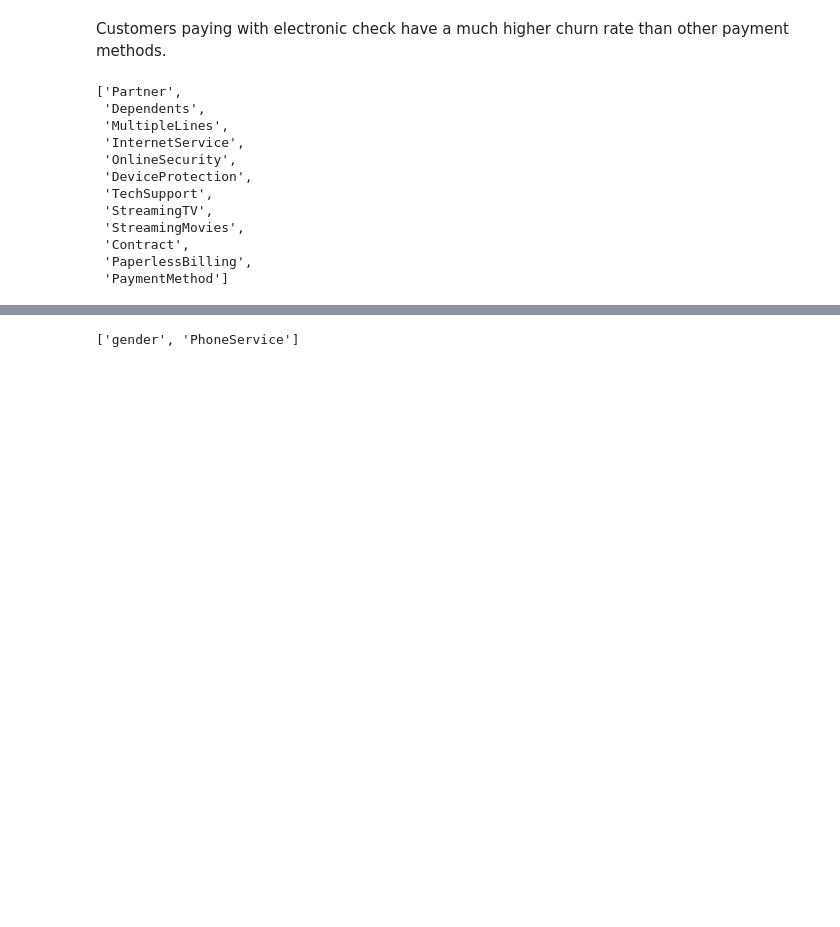
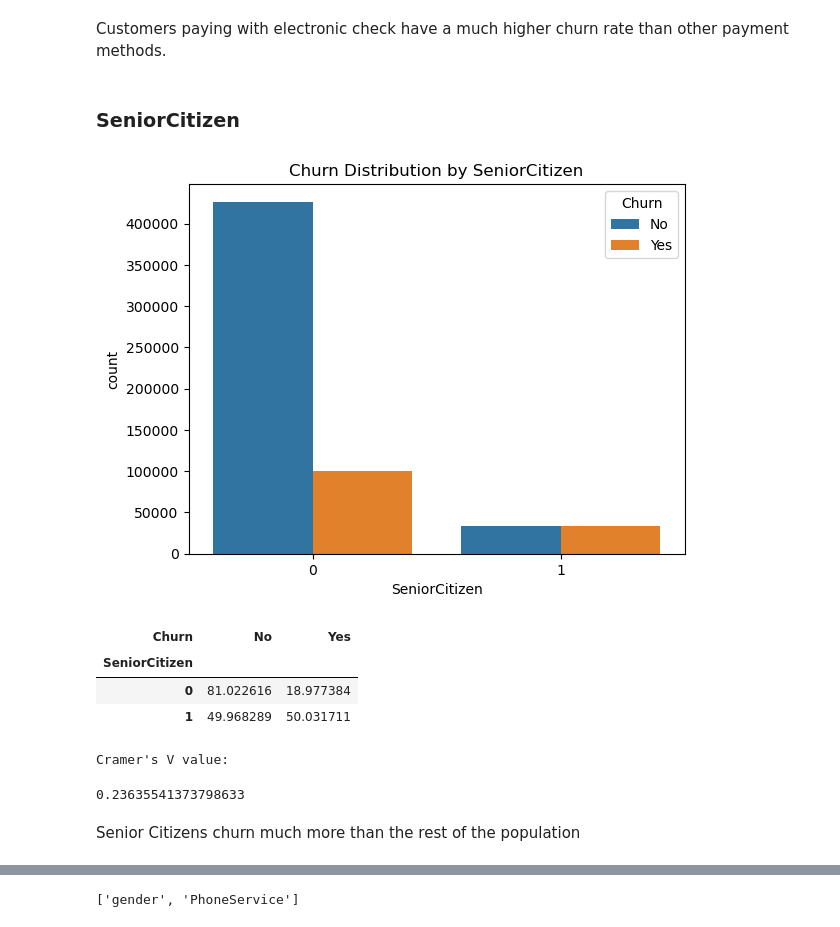
Before and after one commit to cookekieran/Kaggle-Competitions, a Jupyter notebook: Predicting Customer churn/Ideas & EDA.ipynb, the cells around one changed output, grey strips where cells are left out. Drawn from its saved outputs; the diff is of its cells as text; code cells hidden in the pictures; blank space fills up the shorter version.

Commit message:
numeric variable EDA and advanced EDA on original dataset

```diff
--- a/Predicting Customer churn/Ideas & EDA.ipynb
+++ b/Predicting Customer churn/Ideas & EDA.ipynb
@@ -377,18 +394,17 @@ Cramer's V value:
 Customers paying with electronic check have a much higher churn rate than other payment methods.
 # %%
 key_variables_cat.append("PaymentMethod")
-# %%
-key_variables_cat
-# %% [output]
-['Partner',
- 'Dependents',
- 'MultipleLines',
- 'InternetService',
- 'OnlineSecurity',
- 'DeviceProtection',
- 'TechSupport',
- 'StreamingTV',
- 'StreamingMovies',
- 'Contract',
- 'PaperlessBilling',
- 'PaymentMethod']
+# %% [markdown]
+### SeniorCitizen
+# %%
+feature_eda("SeniorCitizen")
+# %% [output]
+[figure, added]
+| Churn | No | Yes |
+| SeniorCitizen |  |  |
+| 0 | 81.022616 | 18.977384 |
+| 1 | 49.968289 | 50.031711 |
+Cramer's V value:
+0.23635541373798633
+# %% [markdown]
+Senior Citizens churn much more than the rest of the population
```
Also changed, not shown: parts of 37 cells of this notebook.
